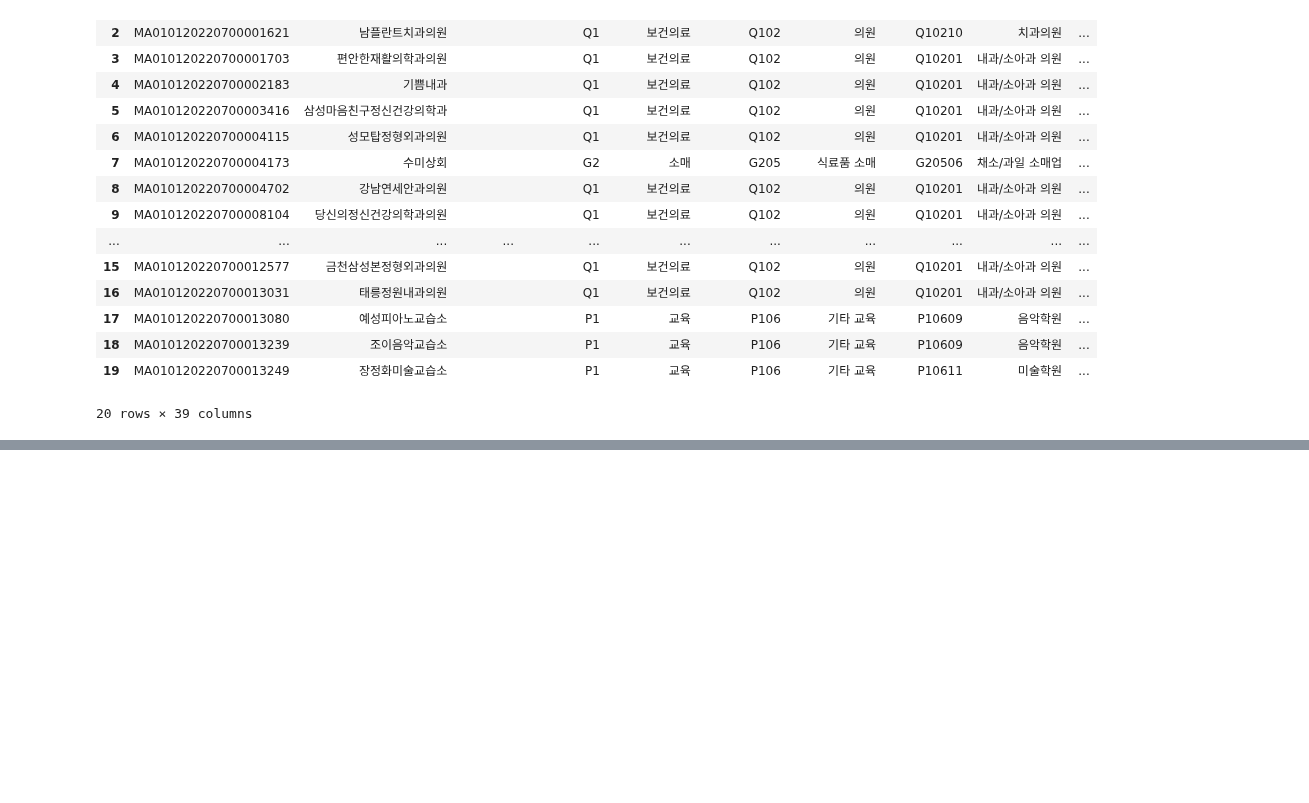
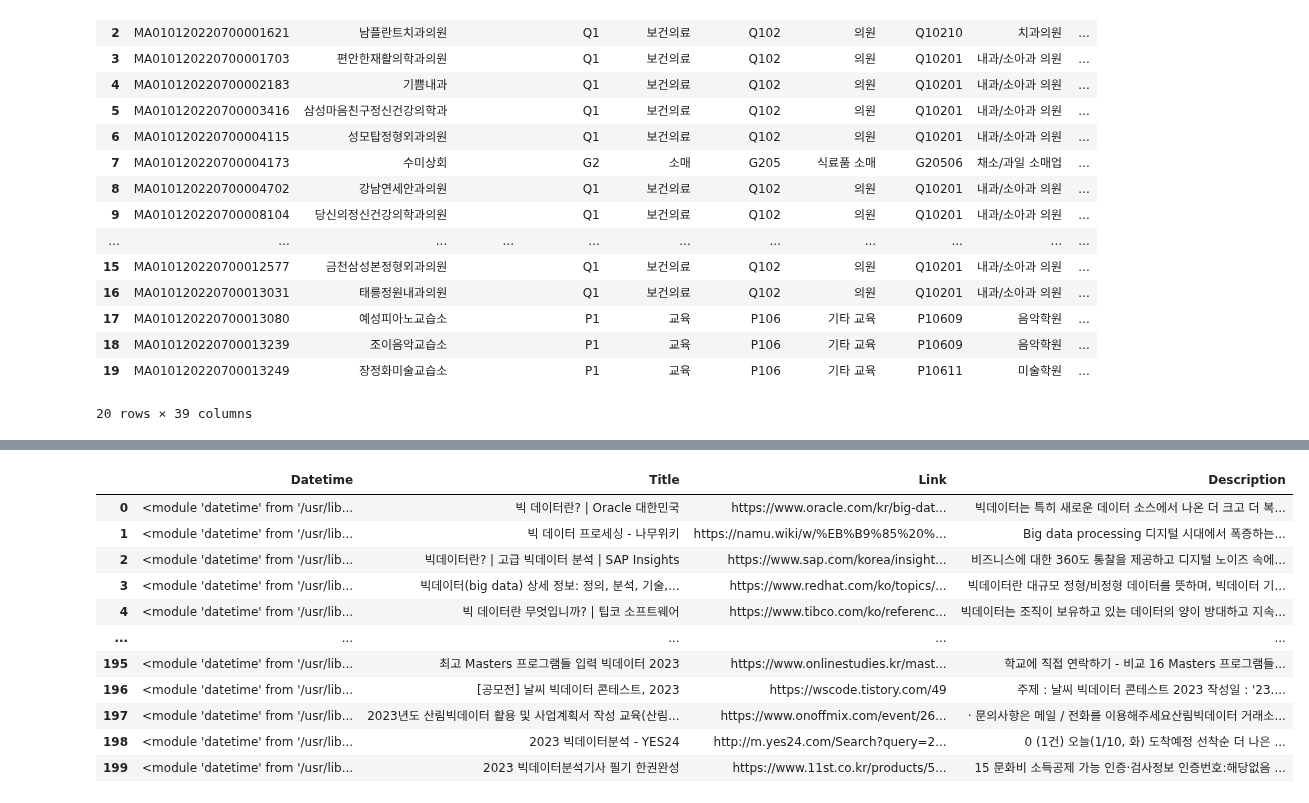
Before and after one commit to ilm52626/HKMD1_Complementary, a Jupyter notebook: m2_분석라이브러리/data_aquisition/API_revised.ipynb, the cells around one changed output, grey strips where cells are left out. Cells and saved outputs as stored; diff of their text form; code cells hidden in the pictures; blank space fills up the shorter version.

```diff
--- a/m2_분석라이브러리/data_aquisition/API_revised.ipynb
+++ b/m2_분석라이브러리/data_aquisition/API_revised.ipynb
@@ -299,0 +341,20 @@ baro_api(skey, res_id, encode)
+# %%
+import os
+import sys
+import urllib.request
+client_id = "xUCzXK76sez26412vcLf"
+client_secret = "oCZNcdIe3A"
+query = urllib.parse.quote(input('검색 질의'))
+
+url = "https://openapi.naver.com/v1/search/webkr?query=" + query # json 결과
+
+request = urllib.request.Request(url)
+request.add_header("X-Naver-Client-Id",client_id)
+request.add_header("X-Naver-Client-Secret",client_secret)
+response = urllib.request.urlopen(request)
+rescode = response.getcode()
+if(rescode==200):
+    response_body = response.read()
+    print(response_body.decode('utf-8'))
+else:
+    print("Error Code:" + rescode)
@@ -299,0 +381,51 @@ baro_api(skey, res_id, encode)
+# %%
+import os
+import sys
+import urllib.request
+import pandas as pd
+import json
+import re
+import datetime
+
+client_id = "xUCzXK76sez26412vcLf"
+client_secret = "oCZNcdIe3A"
+
+query = urllib.parse.quote(input("검색 질의: "))
+# encText = urllib.parse.quote("빅데이터") # utf-8 형태로 인코딩
+idx = 0
+display = 100
+start = 1
+end = 1000
+
+web_df = pd.DataFrame(columns=('Datetime','Title','Link','Description'))
+
+for start_index in range(start, end, display):
+
+    url = "https://openapi.naver.com/v1/search/webkr?query=" + query \
+    + "&display=" + str(display) \
+    + "&start=" + str(start_index)
+
+
+    request = urllib.request.Request(url)
+    request.add_header("X-Naver-Client-Id",client_id)
+    request.add_header("X-Naver-Client-Secret",client_secret)
+    response = urllib.request.urlopen(request)
+    rescode = response.getcode()
+    if(rescode==200):
+        response_body = response.read()
+        response_dict = json.loads(response_body.decode('utf-8'))
+
+        items = response_dict['items']
+
+        for item_index in range(0,len(items)):
+            remove_tag = re.compile('<.*?>')
+            title = re.sub(remove_tag, "", items[item_index]['title'])
+            link = items[item_index]['link']
+            description = re.sub(remove_tag, '', items[item_index]['description'])
+
+            web_df.loc[idx] = [datetime, title, link, description]
+            idx += 1
+    else:
+        print("Error Code:" + rescode)
+web_df
+# %% [output]
@@ -299,0 +433,12 @@ baro_api(skey, res_id, encode)
+|  | Datetime | Title | Link | Description |
+| 0 | <module 'datetime' from '/usr/lib... | 빅 데이터란? | Oracle 대한민국 | https://www.oracle.com/kr/big-dat... | 빅데이터는 특히 새로운 데이터 소스에서 나온 더 크고 더 복... |
+| 1 | <module 'datetime' from '/usr/lib... | 빅 데이터 프로세싱 - 나무위키 | https://namu.wiki/w/%EB%B9%85%20%... | Big data processing 디지털 시대에서 폭증하는... |
+| 2 | <module 'datetime' from '/usr/lib... | 빅데이터란? | 고급 빅데이터 분석 | SAP Insights | https://www.sap.com/korea/insight... | 비즈니스에 대한 360도 통찰을 제공하고 디지털 노이즈 속에... |
+| 3 | <module 'datetime' from '/usr/lib... | 빅데이터(big data) 상세 정보: 정의, 분석, 기술,... | https://www.redhat.com/ko/topics/... | 빅데이터란 대규모 정형/비정형 데이터를 뜻하며, 빅데이터 기... |
+| 4 | <module 'datetime' from '/usr/lib... | 빅 데이터란 무엇입니까? | 팁코 소프트웨어 | https://www.tibco.com/ko/referenc... | 빅데이터는 조직이 보유하고 있는 데이터의 양이 방대하고 지속... |
+| ... | ... | ... | ... | ... |
+| 195 | <module 'datetime' from '/usr/lib... | 최고 Masters 프로그램들 입력 빅데이터 2023 | https://www.onlinestudies.kr/mast... | 학교에 직접 연락하기 - 비교 16 Masters 프로그램들... |
+| 196 | <module 'datetime' from '/usr/lib... | [공모전] 날씨 빅데이터 콘테스트, 2023 | https://wscode.tistory.com/49 | 주제 : 날씨 빅데이터 콘테스트 2023 작성일 : '23.... |
+| 197 | <module 'datetime' from '/usr/lib... | 2023년도 산림빅데이터 활용 및 사업계획서 작성 교육(산림... | https://www.onoffmix.com/event/26... | · 문의사항은 메일 / 전화를 이용해주세요산림빅데이터 거래소... |
+| 198 | <module 'datetime' from '/usr/lib... | 2023 빅데이터분석 - YES24 | http://m.yes24.com/Search?query=2... | 0 (1건) 오늘(1/10, 화) 도착예정 선착순 더 나은 ... |
+| 199 | <module 'datetime' from '/usr/lib... | 2023 빅데이터분석기사 필기 한권완성 | https://www.11st.co.kr/products/5... | 15 문화비 소득공제 가능 인증·검사정보 인증번호:해당없음 ... |
```
Also changed, not shown: parts of 15 cells of this notebook.
